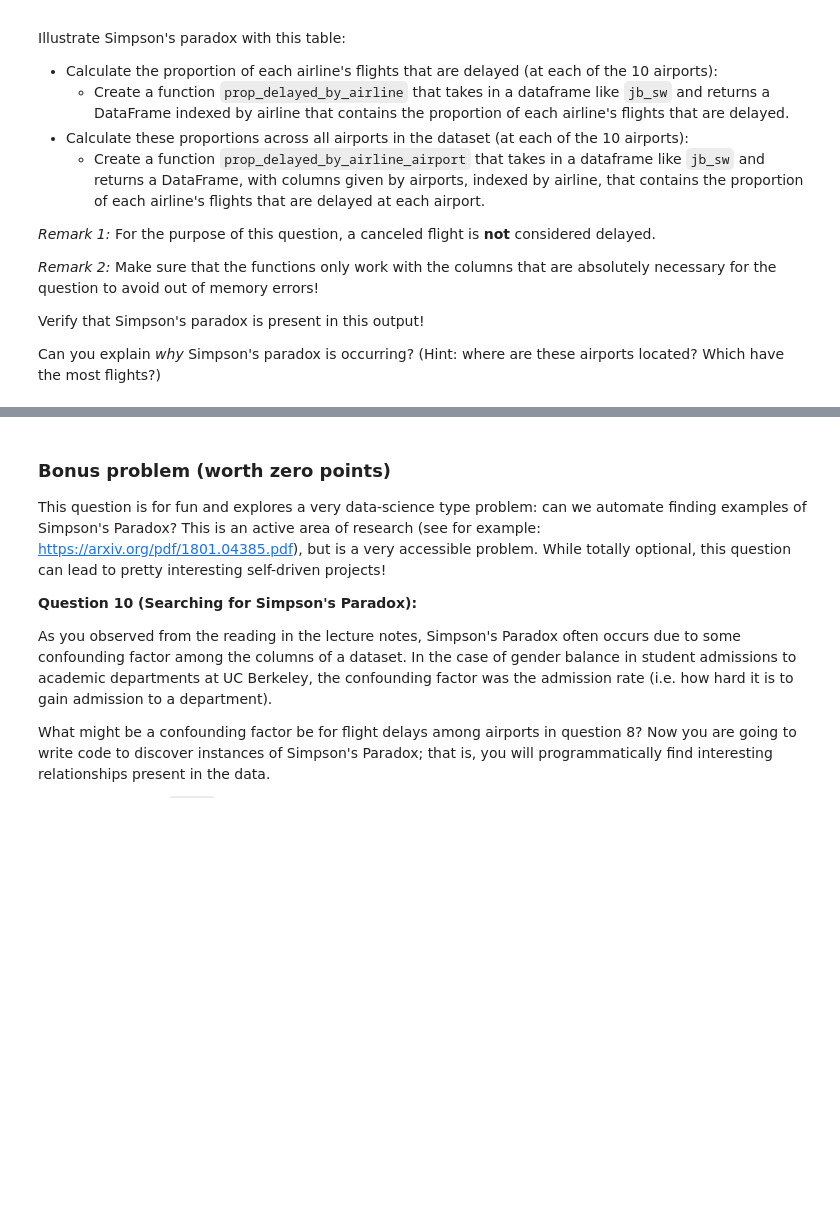
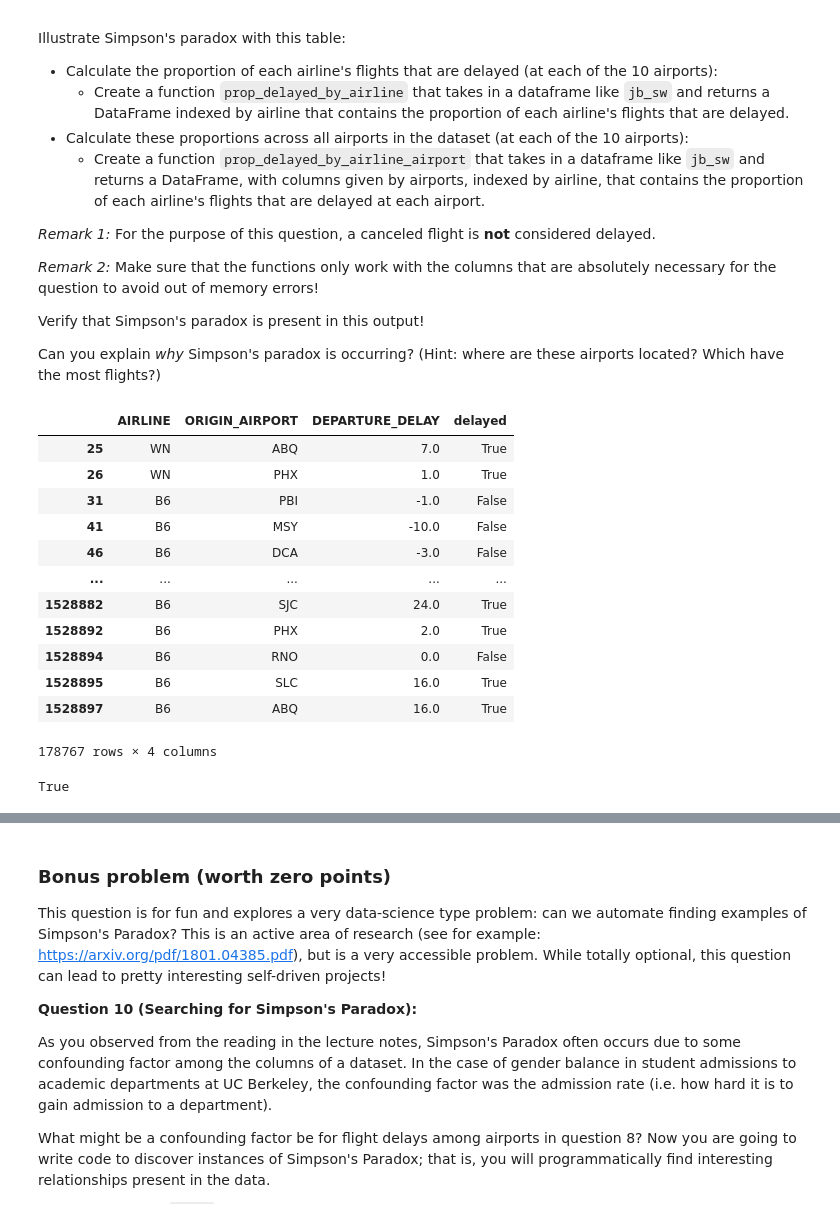
Before and after one commit to YourTeammate/dsc80-co-working, a Jupyter notebook: projects/02/project02.ipynb, the cells around one changed output, grey strips where cells are left out. Cells and saved outputs as stored; diff of their text form; code cells hidden in the pictures; blank space fills up the shorter version.

```diff
--- a/projects/02/project02.ipynb
+++ b/projects/02/project02.ipynb
@@ -500,6 +500,6 @@ dtype = proj.data_types()
 
 # The `usecols` keyword:
 # choose *only* the columns you need to reduce your memory footprint!
-usecols = ...
+usecols = ['AIRLINE', 'ORIGIN_AIRPORT', 'DEPARTURE_DELAY']
 
-jb_sw = pd.read_csv(jb_sw_filepath, dtype=dtype)
+jb_sw = pd.read_csv(jb_sw_filepath, dtype=dtype, usecols=usecols)
@@ -523,6 +537,32 @@ Illustrate Simpson's paradox with this table:
 Verify that Simpson's paradox is present in this output!
 
 Can you explain *why* Simpson's paradox is occurring? (Hint: where are these airports located? Which have the most flights?)
+# %%
+airports_set = set(['ABQ', 'BDL', 'BUR', 'DCA', 'MSY', 'PBI', 'PHX', 'RNO', 'SJC', 'SLC'])
+# %%
+jb_sw = jb_sw[jb_sw['ORIGIN_AIRPORT'].apply(lambda x: x in airports_set)]
+# %%
+jb_sw_p = jb_sw.assign(delayed = (jb_sw['DEPARTURE_DELAY'] > 0))
+jb_sw_p
+# %% [output]
+|  | AIRLINE | ORIGIN_AIRPORT | DEPARTURE_DELAY | delayed |
+| 25 | WN | ABQ | 7.0 | True |
+| 26 | WN | PHX | 1.0 | True |
+| 31 | B6 | PBI | -1.0 | False |
+| 41 | B6 | MSY | -10.0 | False |
+| 46 | B6 | DCA | -3.0 | False |
+| ... | ... | ... | ... | ... |
+| 1528882 | B6 | SJC | 24.0 | True |
+| 1528892 | B6 | PHX | 2.0 | True |
+| 1528894 | B6 | RNO | 0.0 | False |
+| 1528895 | B6 | SLC | 16.0 | True |
+| 1528897 | B6 | ABQ | 16.0 | True |
+178767 rows × 4 columns
+# %%
+out = proj.prop_delayed_by_airline(jb_sw)
+len(out.columns) == 1
+# %% [output]
+True
 # %% [markdown]
 **Question 9**
 
```
Also changed, not shown: parts of 2 cells of this notebook, 1 other file.
